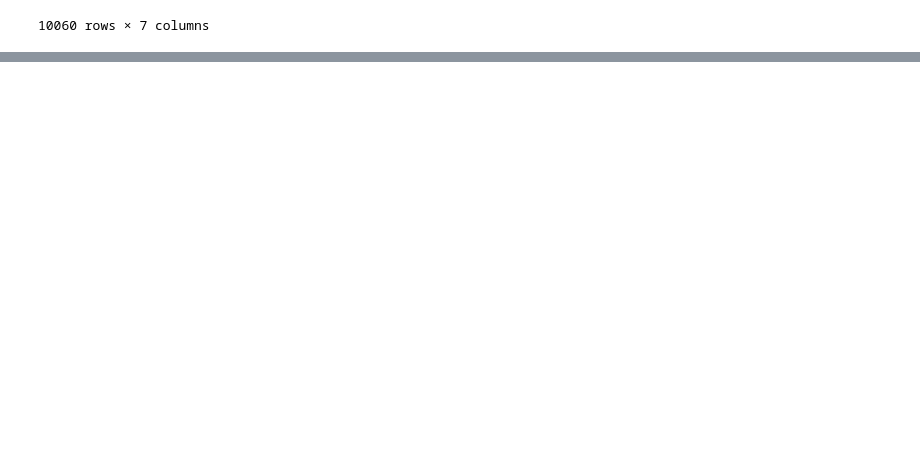
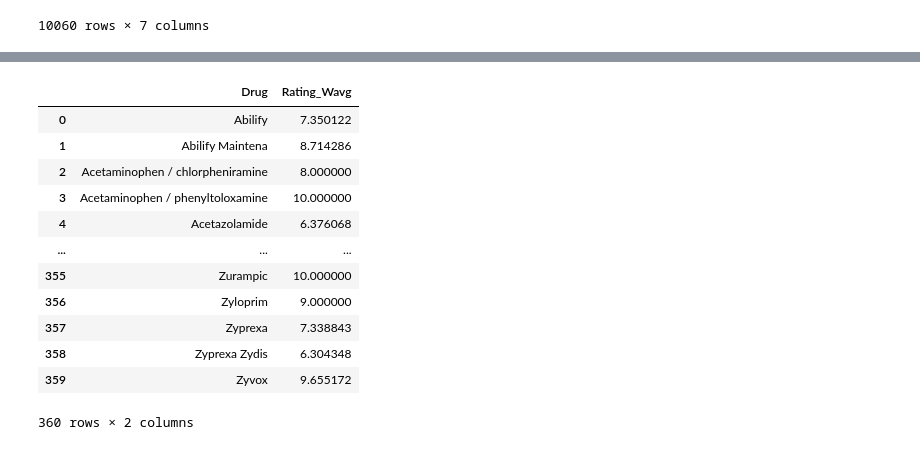
Before and after one commit to khushbooekhande/DrugRecommendationSystem, a Jupyter notebook: Drug_Recommendation_WeightedAvg.ipynb, the cells around one changed output, grey strips where cells are left out. Cells and saved outputs as stored; diff of their text form; code cells hidden in the pictures; blank space fills up the shorter version.

```diff
--- a/Drug_Recommendation_WeightedAvg.ipynb
+++ b/Drug_Recommendation_WeightedAvg.ipynb
@@ -176,0 +192,8 @@ merged_data.to_csv(r'drive/My Drive/gtdt/Drug_Recommender.csv')
+# %%
+def wavg(group, avg_name, weight_name):
+    d = group[avg_name]
+    w = group[weight_name]
+    try:
+        return (d * w).sum() / w.sum()
+    except ZeroDivisionError:
+        return d.mean()
@@ -176,0 +220,5 @@ merged_data.to_csv(r'drive/My Drive/gtdt/Drug_Recommender.csv')
+# %%
+data_wavg = data.groupby(["Drug"], as_index=False).apply(wavg, "Rating", "UsefulCount")
+# %%
+data_wavg = pd.DataFrame(data_wavg)
+data_wavg.columns = ['Rating_Wavg']
@@ -176,0 +260,17 @@ merged_data.to_csv(r'drive/My Drive/gtdt/Drug_Recommender.csv')
+# %%
+result = pd.concat([d1, data_wavg], axis=1, join='inner')
+result
+# %% [output]
+|  | Drug | Rating_Wavg |
+| 0 | Abilify | 7.350122 |
+| 1 | Abilify Maintena | 8.714286 |
+| 2 | Acetaminophen / chlorpheniramine | 8.000000 |
+| 3 | Acetaminophen / phenyltoloxamine | 10.000000 |
+| 4 | Acetazolamide | 6.376068 |
+| ... | ... | ... |
+| 355 | Zurampic | 10.000000 |
+| 356 | Zyloprim | 9.000000 |
+| 357 | Zyprexa | 7.338843 |
+| 358 | Zyprexa Zydis | 6.304348 |
+| 359 | Zyvox | 9.655172 |
+360 rows × 2 columns
```
Also changed, not shown: parts of 17 cells of this notebook.
